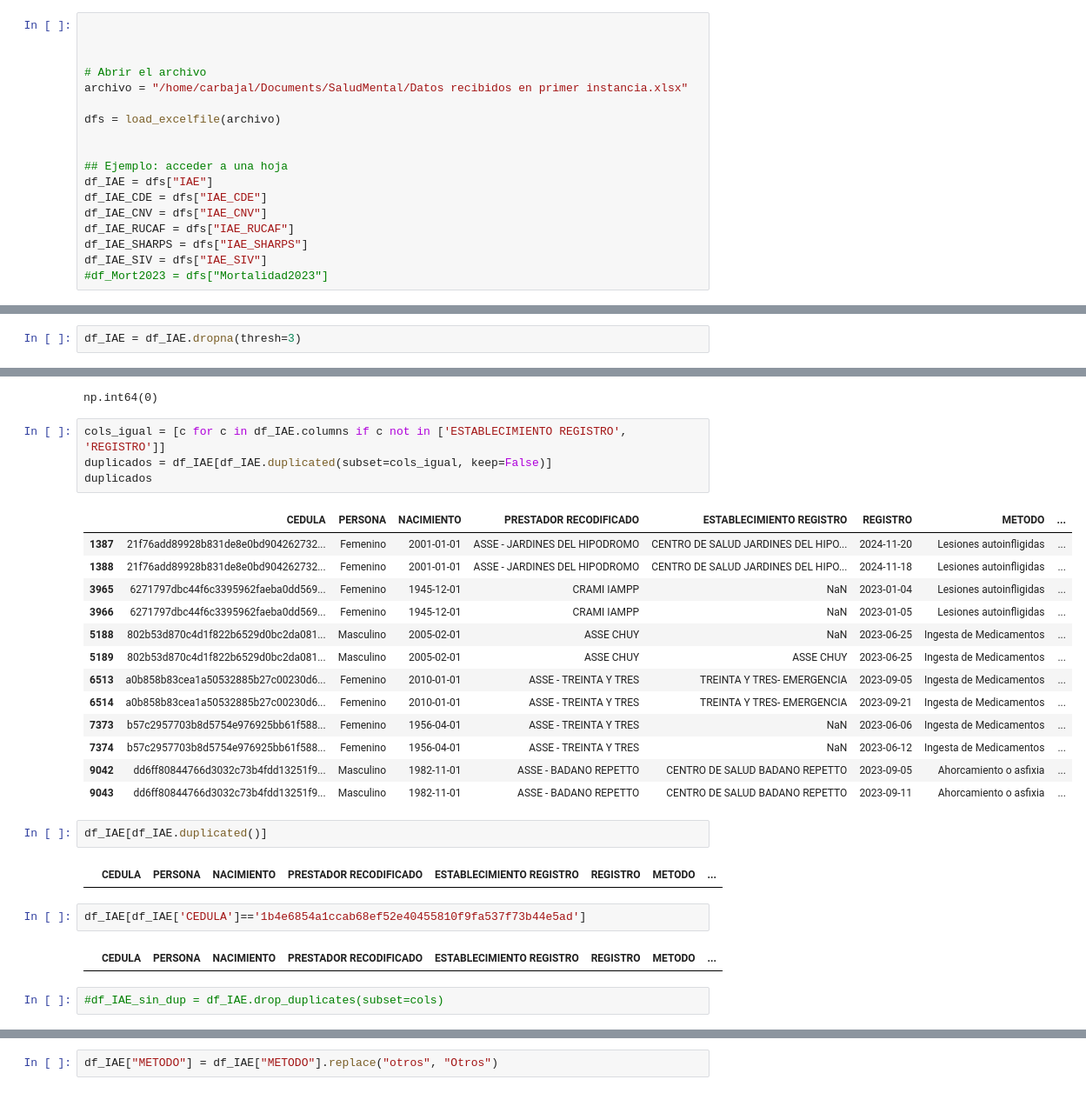
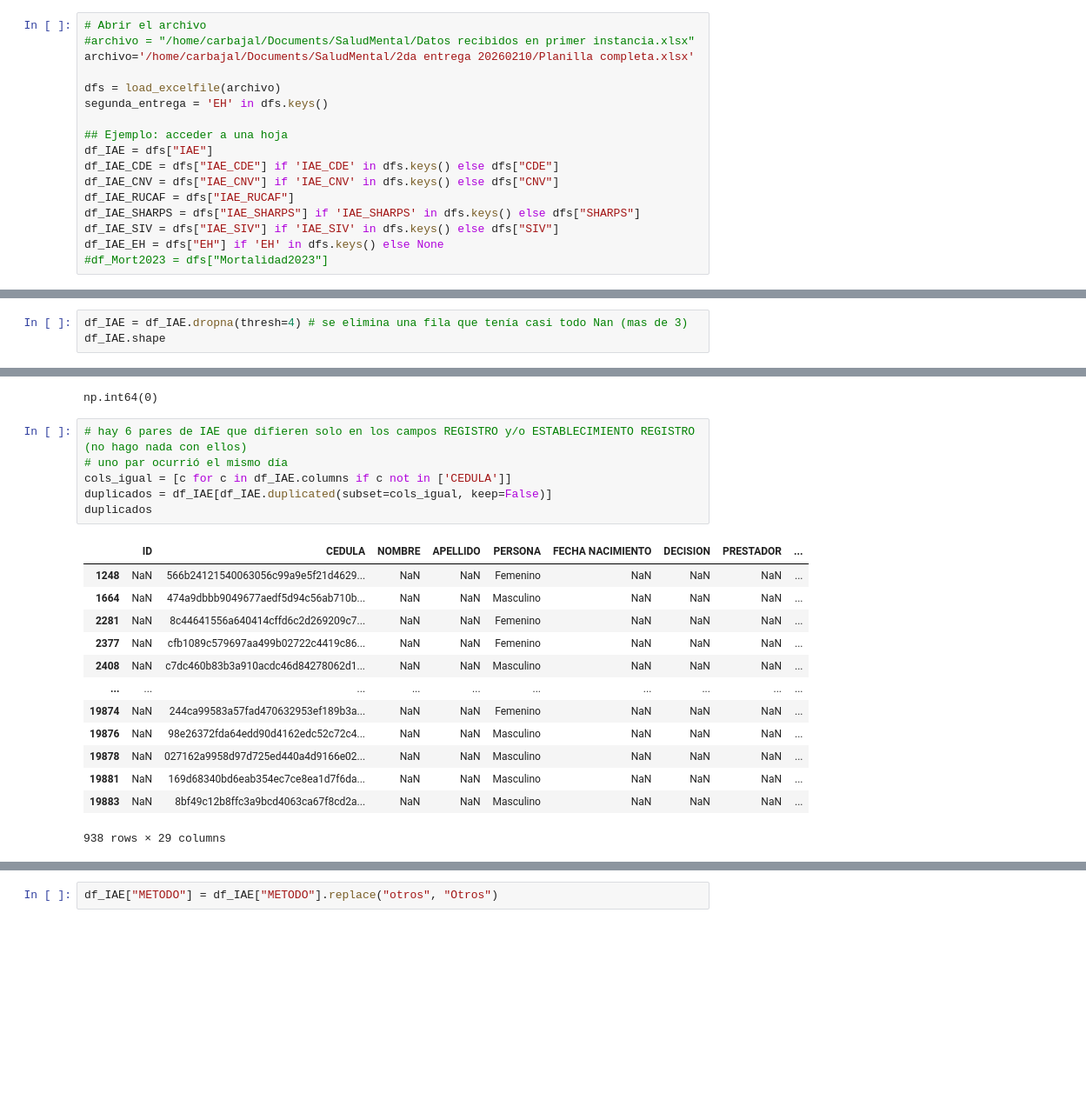
Before and after one commit to GuillermoCarbajal/Solucionadores, a Jupyter notebook: IAE_preprocesamiento.ipynb, the cells around one changed output, grey strips where cells are left out. Shown at 87% size. Cells and saved outputs as stored; diff of their text form; blank space fills up the shorter version.

```diff
--- a/IAE_preprocesamiento.ipynb
+++ b/IAE_preprocesamiento.ipynb
@@ -9,21 +10,20 @@ from utils import load_excelfile, generar_estadistica_por_departamento, generarM
 The autoreload extension is already loaded. To reload it, use:
   %reload_ext autoreload
 # %%
-
-
-
 # Abrir el archivo
-archivo = "/home/carbajal/Documents/SaludMental/Datos recibidos en primer instancia.xlsx"
+#archivo = "/home/carbajal/Documents/SaludMental/Datos recibidos en primer instancia.xlsx"
+archivo='/home/carbajal/Documents/SaludMental/2da entrega 20260210/Planilla completa.xlsx'
 
 dfs = load_excelfile(archivo)
-
+segunda_entrega = 'EH' in dfs.keys()
 
 ## Ejemplo: acceder a una hoja
 df_IAE = dfs["IAE"]
-df_IAE_CDE = dfs["IAE_CDE"]
-df_IAE_CNV = dfs["IAE_CNV"]
+df_IAE_CDE = dfs["IAE_CDE"] if 'IAE_CDE' in dfs.keys() else dfs["CDE"]
+df_IAE_CNV = dfs["IAE_CNV"] if 'IAE_CNV' in dfs.keys() else dfs["CNV"]
 df_IAE_RUCAF = dfs["IAE_RUCAF"]
-df_IAE_SHARPS = dfs["IAE_SHARPS"]
-df_IAE_SIV = dfs["IAE_SIV"]
+df_IAE_SHARPS = dfs["IAE_SHARPS"] if 'IAE_SHARPS' in dfs.keys() else dfs["SHARPS"]
+df_IAE_SIV = dfs["IAE_SIV"] if 'IAE_SIV' in dfs.keys() else dfs["SIV"]
+df_IAE_EH = dfs["EH"] if 'EH' in dfs.keys() else None
 #df_Mort2023 = dfs["Mortalidad2023"]
 # %% [output]
@@ -242,2 +330,0 @@ df_IAE.shape
-# %%
-df_IAE = df_IAE.dropna(thresh=3)
@@ -243,0 +367,3 @@ df_IAE = df_IAE.dropna(thresh=3)
+# %%
+df_IAE = df_IAE.dropna(thresh=4) # se elimina una fila que tenía casi todo Nan (mas de 3)
+df_IAE.shape
@@ -274,33 +464,25 @@ np.sum(df_IAE.duplicated())
 # %% [output]
 np.int64(0)
 # %%
-cols_igual = [c for c in df_IAE.columns if c not in ['ESTABLECIMIENTO REGISTRO', 'REGISTRO']]
+# hay 6 pares de IAE que difieren solo en los campos REGISTRO y/o ESTABLECIMIENTO REGISTRO (no hago nada con ellos)
+# uno par ocurrió el mismo día
+cols_igual = [c for c in df_IAE.columns if c not in ['CEDULA']]
 duplicados = df_IAE[df_IAE.duplicated(subset=cols_igual, keep=False)]
 duplicados
 # %% [output]
-|  | CEDULA | PERSONA | NACIMIENTO | PRESTADOR RECODIFICADO | ESTABLECIMIENTO REGISTRO | REGISTRO | METODO | ... |
-| 1387 | 21f76add89928b831de8e0bd904262732... | Femenino | 2001-01-01 | ASSE - JARDINES DEL HIPODROMO | CENTRO DE SALUD JARDINES DEL HIPO... | 2024-11-20 | Lesiones autoinfligidas | ... |
-| 1388 | 21f76add89928b831de8e0bd904262732... | Femenino | 2001-01-01 | ASSE - JARDINES DEL HIPODROMO | CENTRO DE SALUD JARDINES DEL HIPO... | 2024-11-18 | Lesiones autoinfligidas | ... |
-| 3965 | 6271797dbc44f6c3395962faeba0dd569... | Femenino | 1945-12-01 | CRAMI IAMPP | NaN | 2023-01-04 | Lesiones autoinfligidas | ... |
-| 3966 | 6271797dbc44f6c3395962faeba0dd569... | Femenino | 1945-12-01 | CRAMI IAMPP | NaN | 2023-01-05 | Lesiones autoinfligidas | ... |
-| 5188 | 802b53d870c4d1f822b6529d0bc2da081... | Masculino | 2005-02-01 | ASSE CHUY | NaN | 2023-06-25 | Ingesta de Medicamentos | ... |
-| 5189 | 802b53d870c4d1f822b6529d0bc2da081... | Masculino | 2005-02-01 | ASSE CHUY | ASSE CHUY | 2023-06-25 | Ingesta de Medicamentos | ... |
-| 6513 | a0b858b83cea1a50532885b27c00230d6... | Femenino | 2010-01-01 | ASSE - TREINTA Y TRES | TREINTA Y TRES- EMERGENCIA | 2023-09-05 | Ingesta de Medicamentos | ... |
-| 6514 | a0b858b83cea1a50532885b27c00230d6... | Femenino | 2010-01-01 | ASSE - TREINTA Y TRES | TREINTA Y TRES- EMERGENCIA | 2023-09-21 | Ingesta de Medicamentos | ... |
-| 7373 | b57c2957703b8d5754e976925bb61f588... | Femenino | 1956-04-01 | ASSE - TREINTA Y TRES | NaN | 2023-06-06 | Ingesta de Medicamentos | ... |
-| 7374 | b57c2957703b8d5754e976925bb61f588... | Femenino | 1956-04-01 | ASSE - TREINTA Y TRES | NaN | 2023-06-12 | Ingesta de Medicamentos | ... |
-| 9042 | dd6ff80844766d3032c73b4fdd13251f9... | Masculino | 1982-11-01 | ASSE - BADANO REPETTO | CENTRO DE SALUD BADANO REPETTO | 2023-09-05 | Ahorcamiento o asfixia | ... |
-| 9043 | dd6ff80844766d3032c73b4fdd13251f9... | Masculino | 1982-11-01 | ASSE - BADANO REPETTO | CENTRO DE SALUD BADANO REPETTO | 2023-09-11 | Ahorcamiento o asfixia | ... |
+|  | ID | CEDULA | NOMBRE | APELLIDO | PERSONA | FECHA NACIMIENTO | DECISION | PRESTADOR | ... |
+| 1248 | NaN | 566b24121540063056c99a9e5f21d4629... | NaN | NaN | Femenino | NaN | NaN | NaN | ... |
+| 1664 | NaN | 474a9dbbb9049677aedf5d94c56ab710b... | NaN | NaN | Masculino | NaN | NaN | NaN | ... |
+| 2281 | NaN | 8c44641556a640414cffd6c2d269209c7... | NaN | NaN | Femenino | NaN | NaN | NaN | ... |
+| 2377 | NaN | cfb1089c579697aa499b02722c4419c86... | NaN | NaN | Femenino | NaN | NaN | NaN | ... |
+| 2408 | NaN | c7dc460b83b3a910acdc46d84278062d1... | NaN | NaN | Masculino | NaN | NaN | NaN | ... |
+| ... | ... | ... | ... | ... | ... | ... | ... | ... | ... |
+| 19874 | NaN | 244ca99583a57fad470632953ef189b3a... | NaN | NaN | Femenino | NaN | NaN | NaN | ... |
+| 19876 | NaN | 98e26372fda64edd90d4162edc52c72c4... | NaN | NaN | Masculino | NaN | NaN | NaN | ... |
+| 19878 | NaN | 027162a9958d97d725ed440a4d9166e02... | NaN | NaN | Masculino | NaN | NaN | NaN | ... |
+| 19881 | NaN | 169d68340bd6eab354ec7ce8ea1d7f6da... | NaN | NaN | Masculino | NaN | NaN | NaN | ... |
+| 19883 | NaN | 8bf49c12b8ffc3a9bcd4063ca67f8cd2a... | NaN | NaN | Masculino | NaN | NaN | NaN | ... |
+938 rows × 29 columns
-# %%
-df_IAE[df_IAE.duplicated()]
-# %% [output]
-|  | CEDULA | PERSONA | NACIMIENTO | PRESTADOR RECODIFICADO | ESTABLECIMIENTO REGISTRO | REGISTRO | METODO | ... |
-# %%
-df_IAE[df_IAE['CEDULA']=='1b4e6854a1ccab68ef52e40455810f9fa537f73b44e5ad']
-# %% [output]
-|  | CEDULA | PERSONA | NACIMIENTO | PRESTADOR RECODIFICADO | ESTABLECIMIENTO REGISTRO | REGISTRO | METODO | ... |
-# %%
-#df_IAE_sin_dup = df_IAE.drop_duplicates(subset=cols)
 # %%
 df_IAE.info()
 # %% [output]
```
Also changed, not shown: parts of 223 cells of this notebook, 9 other files.
